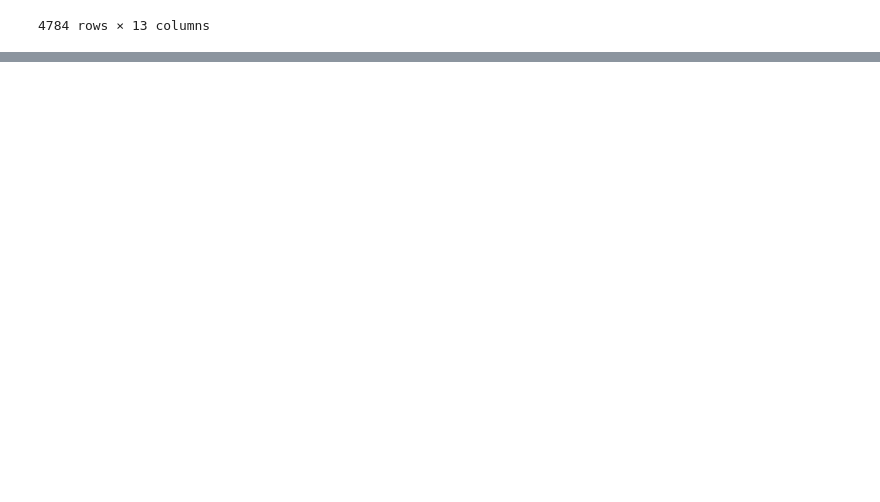
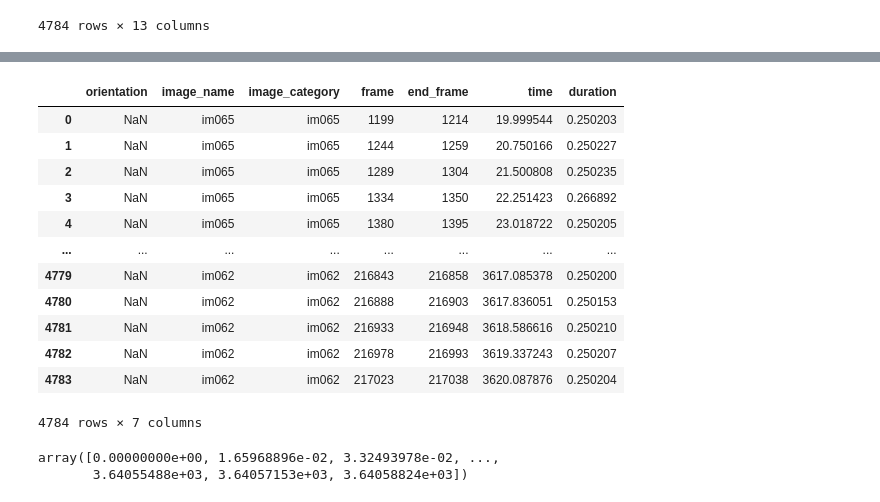
Before and after one commit to dougollerenshaw/dro, a Jupyter notebook: dro/notebooks/visual_behavior/Untitled46.ipynb, the cells around one changed output, grey strips where cells are left out. Drawn from its saved outputs; the diff is of its cells as text; code cells hidden in the pictures; blank space fills up the shorter version.

```diff
--- a/dro/notebooks/visual_behavior/Untitled46.ipynb
+++ b/dro/notebooks/visual_behavior/Untitled46.ipynb
@@ -102,0 +103,25 @@ session.metadata
+# %%
+bsid = 881416637
+pkl_path = db.get_pkl_path(bsid)
+data = pd.read_pickle(pkl_path)
+core_data = data_to_change_detection_core(data)
+core_data['visual_stimuli']
+# %% [output]
+|  | orientation | image_name | image_category | frame | end_frame | time | duration |
+| 0 | NaN | im065 | im065 | 1199 | 1214 | 19.999544 | 0.250203 |
+| 1 | NaN | im065 | im065 | 1244 | 1259 | 20.750166 | 0.250227 |
+| 2 | NaN | im065 | im065 | 1289 | 1304 | 21.500808 | 0.250235 |
+| 3 | NaN | im065 | im065 | 1334 | 1350 | 22.251423 | 0.266892 |
+| 4 | NaN | im065 | im065 | 1380 | 1395 | 23.018722 | 0.250205 |
+| ... | ... | ... | ... | ... | ... | ... | ... |
+| 4779 | NaN | im062 | im062 | 216843 | 216858 | 3617.085378 | 0.250200 |
+| 4780 | NaN | im062 | im062 | 216888 | 216903 | 3617.836051 | 0.250153 |
+| 4781 | NaN | im062 | im062 | 216933 | 216948 | 3618.586616 | 0.250210 |
+| 4782 | NaN | im062 | im062 | 216978 | 216993 | 3619.337243 | 0.250207 |
+| 4783 | NaN | im062 | im062 | 217023 | 217038 | 3620.087876 | 0.250204 |
+4784 rows × 7 columns
+# %%
+core_data['time']
+# %% [output]
+array([0.00000000e+00, 1.65968896e-02, 3.32493978e-02, ...,
+       3.64055488e+03, 3.64057153e+03, 3.64058824e+03])
```
Also changed, not shown: parts of 6 cells of this notebook, 7 other files.
